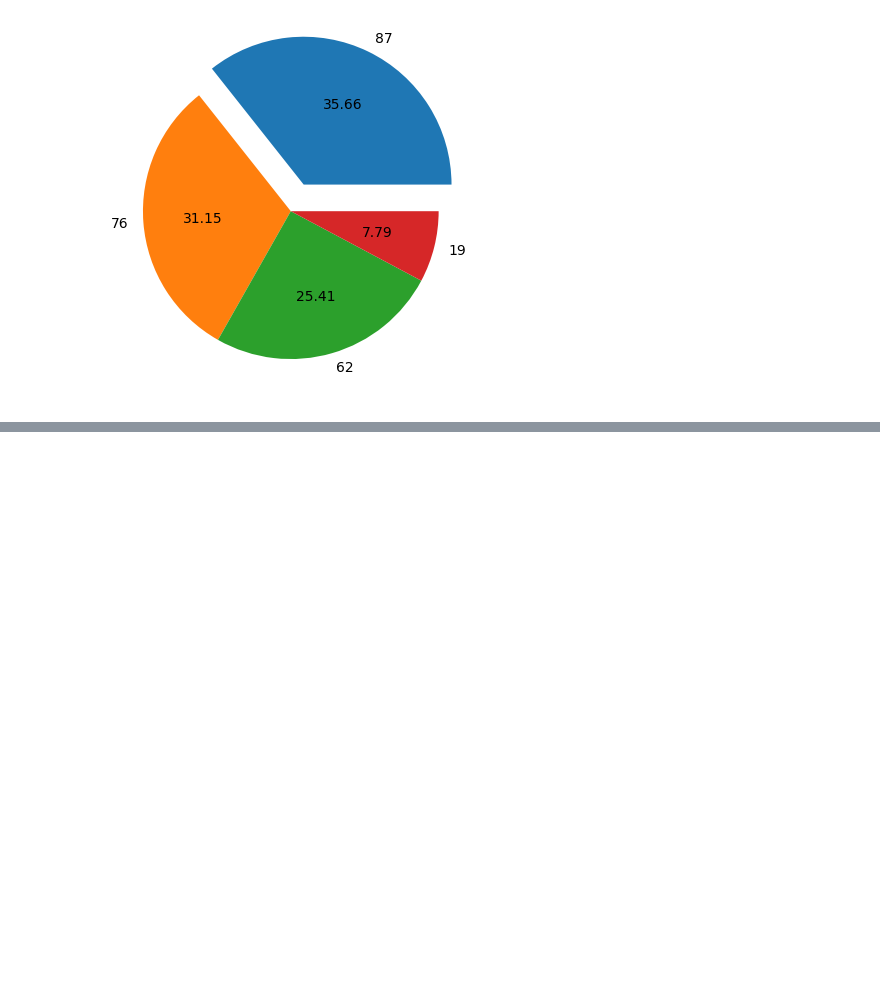
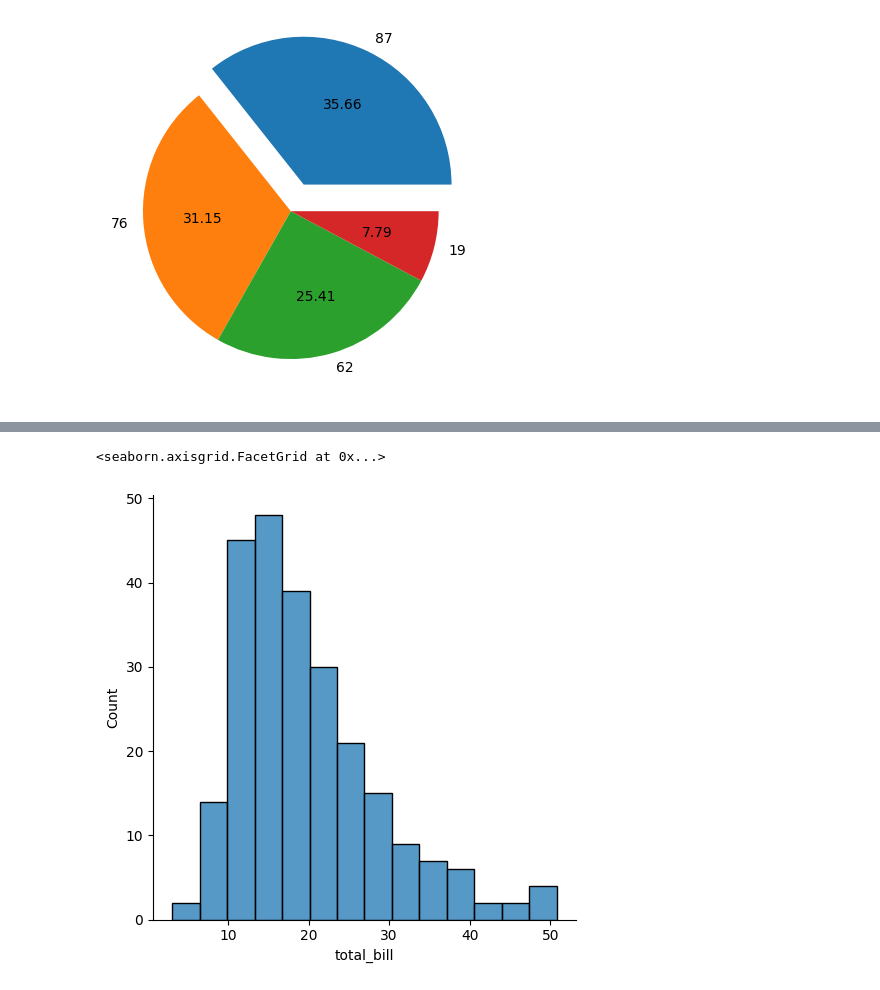
Before and after one commit to rommxl/Lab-experiments, a Jupyter notebook: FODS/oct19/nb1.ipynb, the cells around one changed output, grey strips where cells are left out. Drawn from its saved outputs; the diff is of its cells as text; code cells hidden in the pictures; blank space fills up the shorter version.

```diff
--- a/FODS/oct19/nb1.ipynb
+++ b/FODS/oct19/nb1.ipynb
@@ -131,0 +138,10 @@ ax[0,1].hist(x = df1['day'])
+# %%
+a = df1['total_bill']
+mean = a.mean()
+median = np.median(a)
+mode = a.mode()
+# %%
+sns.displot(a)
+# %% [output]
+<seaborn.axisgrid.FacetGrid at 0x...>
+[figure, added]
```
Also changed, not shown: parts of 15 cells of this notebook.
